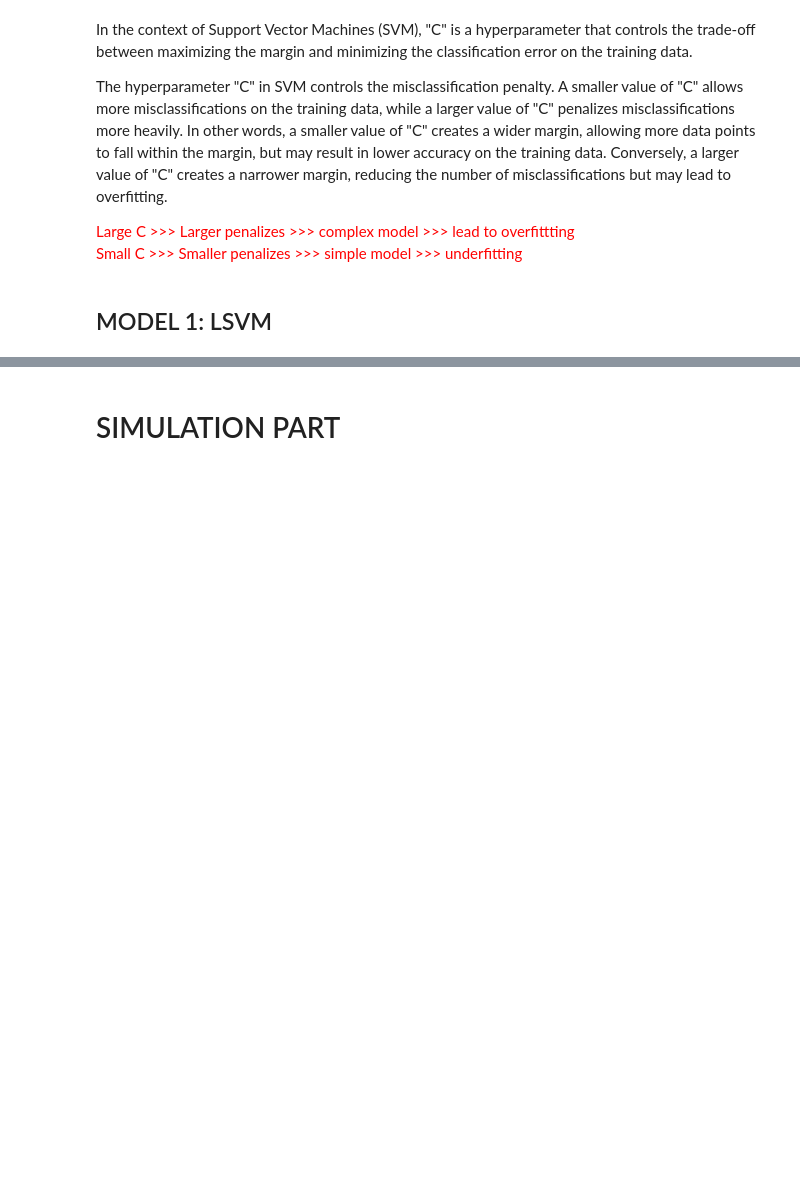
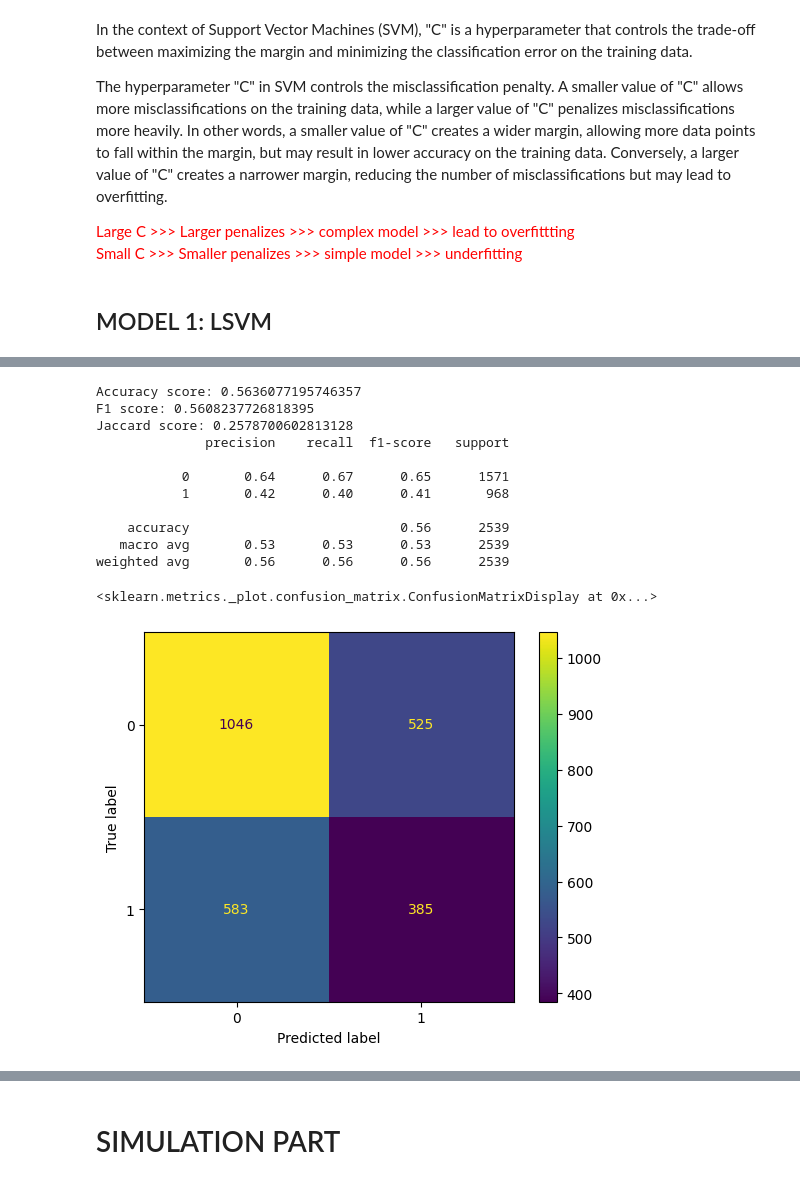
Before and after one commit to pkong001/LSVM-XAUUSD, a Jupyter notebook: lsvm_Long.ipynb, the cells around one changed output, grey strips where cells are left out. Drawn from its saved outputs; the diff is of its cells as text; code cells hidden in the pictures; blank space fills up the shorter version.

Commit message:
Rearrage folder, begin new classification model

```diff
--- a/lsvm_Long.ipynb
+++ b/lsvm_Long.ipynb
@@ -408,0 +501,50 @@ weighted avg       0.75      0.76      0.74      2539
+# %%
+# Normalize the test data using the same scaler used for training data
+features_X_cross = scaler.transform(X_cross)
+target_y_cross = y_cross
+
+# Make predictions using the XGBoost model
+yhat_m2_pred = model_xgb.predict(features_X_cross)
+
+# Convert the predicted values to binary labels (0 or 1) using a threshold of 0.5
+yhat_m2 = (yhat_m2_pred > 0.5).astype(int)
+
+# Evaluate the model performance on the test set
+accuracy = accuracy_score(target_y_cross, yhat_m2)
+f1 = f1_score(target_y_cross, yhat_m2, average='weighted')
+jaccard = jaccard_score(target_y_cross, yhat_m2)
+
+# Print the evaluation metrics
+print("Accuracy score:", accuracy)
+print("F1 score:", f1)
+print("Jaccard score:", jaccard)
+
+
+
+# Make predictions using the XGBoost model
+yhat_m2_pred = model_xgb.predict(features_X_cross)
+
+# Convert the predicted values to binary labels (0 or 1) using a threshold of 0.5
+yhat_m2 = (yhat_m2_pred > 0.5).astype(int)
+
+#report
+print(metrics.classification_report(target_y_cross, yhat_m2))
+
+# Plot the confusion matrix
+cm = confusion_matrix(target_y_cross, yhat_m2)
+disp = ConfusionMatrixDisplay(confusion_matrix=cm, display_labels=np.unique(target_y_cross))
+disp.plot()
+# %% [output]
+Accuracy score: 0.5636077195746357
+F1 score: 0.5608237726818395
+Jaccard score: 0.2578700602813128
+              precision    recall  f1-score   support
+
+           0       0.64      0.67      0.65      1571
+           1       0.42      0.40      0.41       968
+
+    accuracy                           0.56      2539
+   macro avg       0.53      0.53      0.53      2539
+weighted avg       0.56      0.56      0.56      2539
+<sklearn.metrics._plot.confusion_matrix.ConfusionMatrixDisplay at 0x...>
+[figure, added]
```
Also changed, not shown: parts of 22 cells of this notebook, 48 other files.
